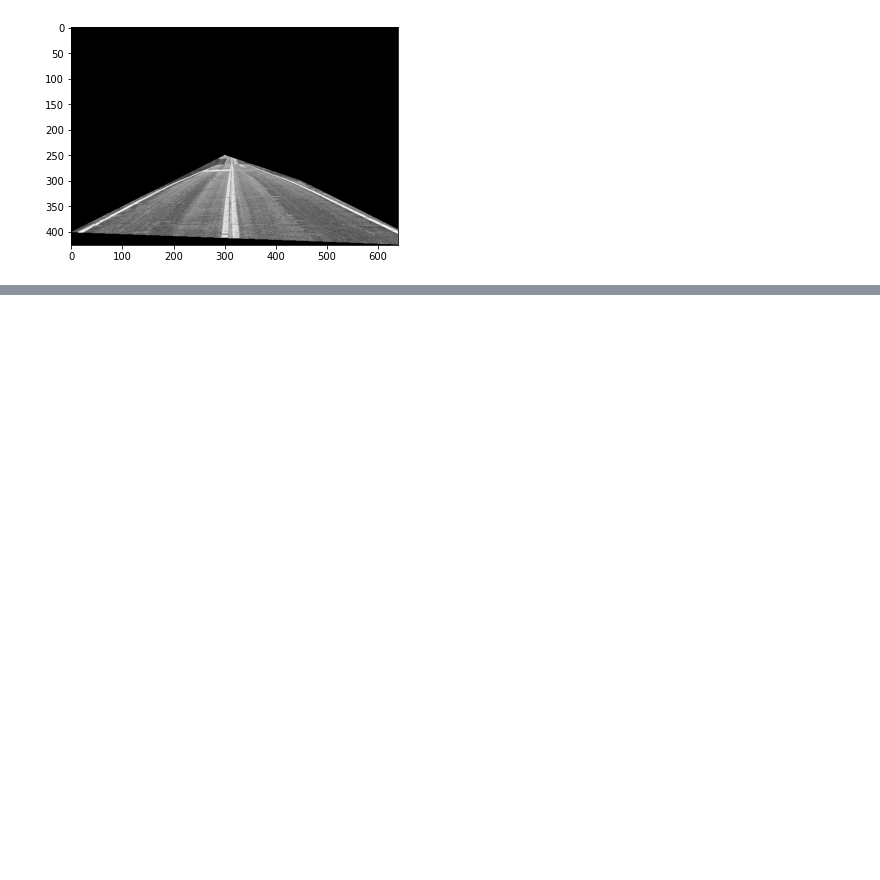
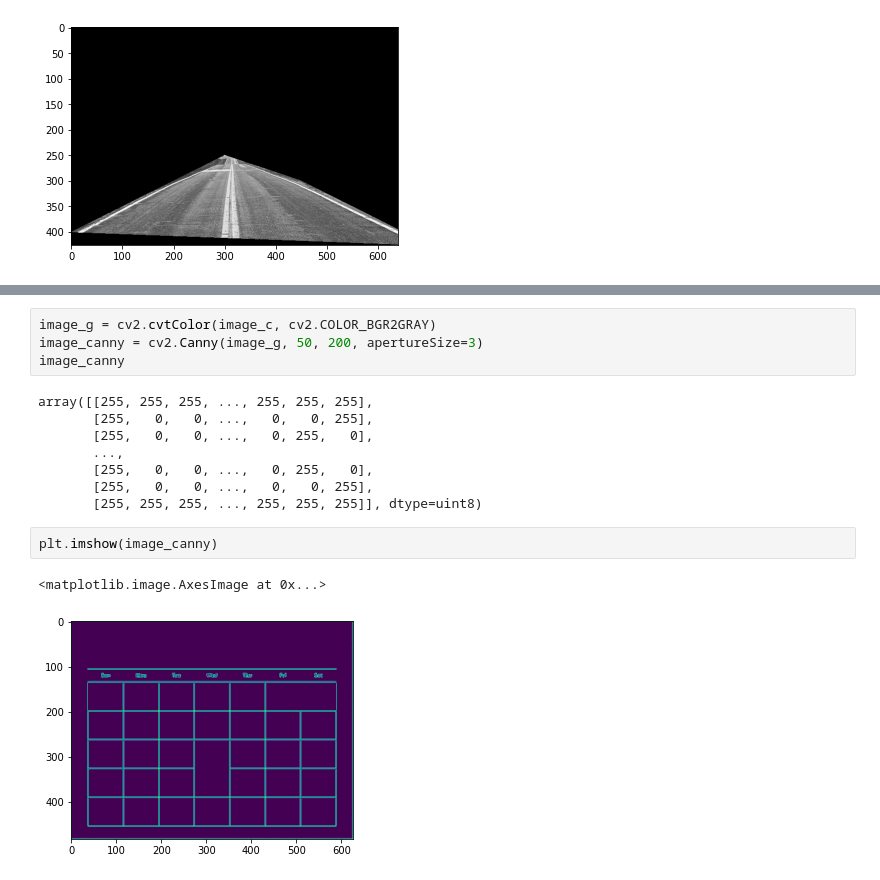
Before and after one commit to Dong-Chan/SelfDrivingCarEngineer, a Jupyter notebook: ComputerVision/04_computer_vision_for_self-driving-cars.ipynb, the cells around one changed output, grey strips where cells are left out. Cells and saved outputs as stored; diff of their text form; blank space fills up the shorter version.

```diff
--- a/ComputerVision/04_computer_vision_for_self-driving-cars.ipynb
+++ b/ComputerVision/04_computer_vision_for_self-driving-cars.ipynb
@@ -303,0 +319,17 @@ plt.imshow(masked_image, cmap='gray')
+# %%
+image_g = cv2.cvtColor(image_c, cv2.COLOR_BGR2GRAY)
+image_canny = cv2.Canny(image_g, 50, 200, apertureSize=3)
+image_canny
+# %% [output]
+array([[255, 255, 255, ..., 255, 255, 255],
+       [255,   0,   0, ...,   0,   0, 255],
+       [255,   0,   0, ...,   0, 255,   0],
+       ...,
+       [255,   0,   0, ...,   0, 255,   0],
+       [255,   0,   0, ...,   0,   0, 255],
+       [255, 255, 255, ..., 255, 255, 255]], dtype=uint8)
+# %%
+plt.imshow(image_canny)
+# %% [output]
+<matplotlib.image.AxesImage at 0x...>
+[figure, added]
```
Also changed, not shown: parts of 9 cells of this notebook, 1 other file.
